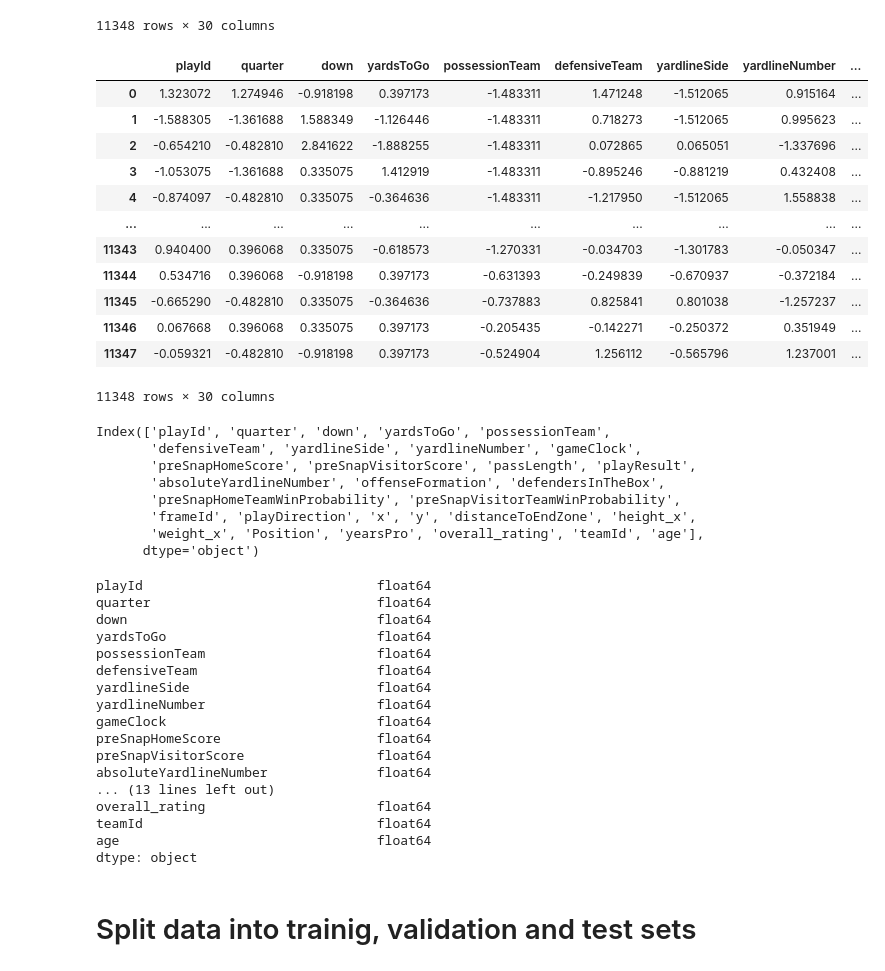
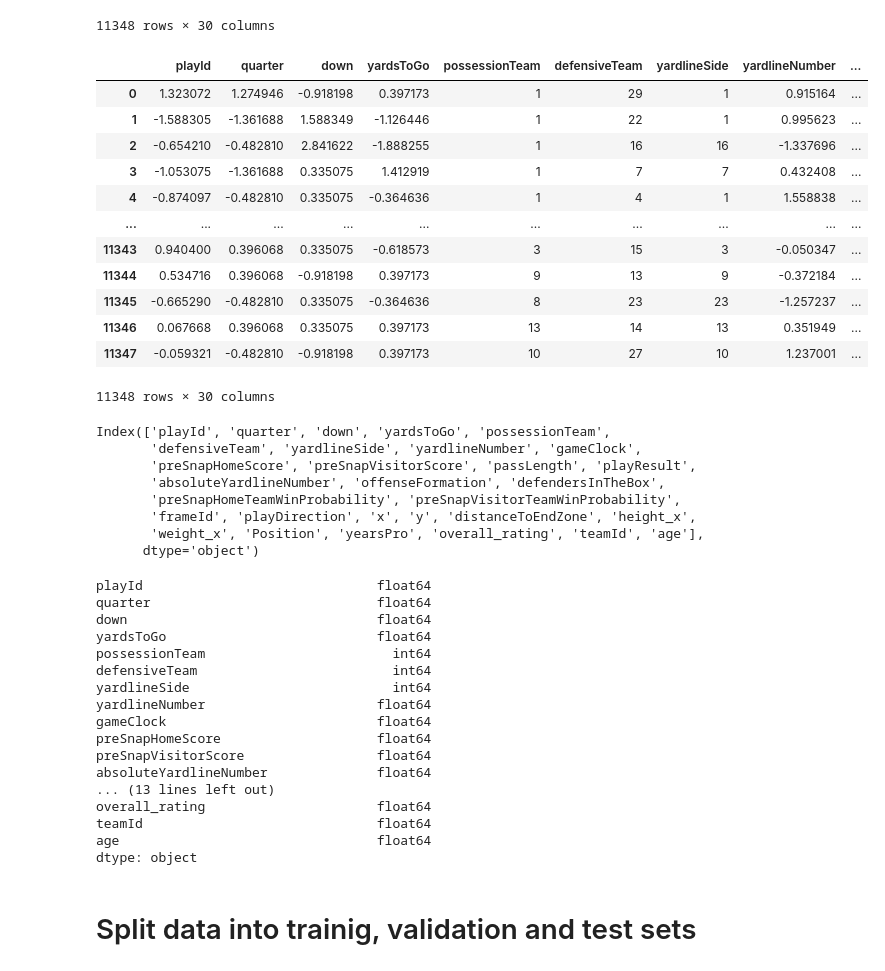
Before and after one commit to davidhong013/csci567_final_project, a Jupyter notebook: 567_Project_NN.ipynb, the cells around one changed output. Saved outputs shown, nothing was run; the diff lists cells and outputs as text; code cells hidden in the pictures.

```diff
--- a/567_Project_NN.ipynb
+++ b/567_Project_NN.ipynb
@@ -126,40 +111,40 @@ df
 # %%
 df['defendersInTheBox'] = df['defendersInTheBox'].fillna(df['defendersInTheBox'].mean())
 df['passLength'] = df['passLength'].fillna(df['defendersInTheBox'].mean())
 # Check if any row has at least one missing value
 # Check if any row has at least one missing value
 rows_with_missing_values = df.isnull().any(axis=1)
 sum(rows_with_missing_values)
 scaler = StandardScaler()
 
 # Fit the scaler to the data and transform the data
-categorical_features = ['possessionTeam', 'defensiveTeam', 'yardlineSide', 'offenseFormation', 'Position', 'playDirection']
+categorical_features = ['possessionTeam', 'defensiveTeam', 'yardlineSide', 'offenseFormation', 'Position']
 
 # List of columns to exclude from standardization (including target and any non-features)
-excluded_columns = ['playResult', 'passLength']
+excluded_columns = ['playResult', 'passLength'] + categorical_features
 
 # Creating the list of columns to standardize by excluding the specified columns
 columns_to_standardize = [col for col in df.columns if col not in excluded_columns]
 
 # Subset the DataFrame to include only the columns to standardize
 df_subset = df[columns_to_standardize]
 df_standardized = scaler.fit_transform(df_subset)
 df_subset = pd.DataFrame(df_standardized, columns=df_subset.columns)
 df[columns_to_standardize] = df_subset
 df
 # %% [output]
 |  | playId | quarter | down | yardsToGo | possessionTeam | defensiveTeam | yardlineSide | yardlineNumber | ... |
-| 0 | 1.323072 | 1.274946 | -0.918198 | 0.397173 | -1.483311 | 1.471248 | -1.512065 | 0.915164 | ... |
-| 1 | -1.588305 | -1.361688 | 1.588349 | -1.126446 | -1.483311 | 0.718273 | -1.512065 | 0.995623 | ... |
-| 2 | -0.654210 | -0.482810 | 2.841622 | -1.888255 | -1.483311 | 0.072865 | 0.065051 | -1.337696 | ... |
-| 3 | -1.053075 | -1.361688 | 0.335075 | 1.412919 | -1.483311 | -0.895246 | -0.881219 | 0.432408 | ... |
-| 4 | -0.874097 | -0.482810 | 0.335075 | -0.364636 | -1.483311 | -1.217950 | -1.512065 | 1.558838 | ... |
+| 0 | 1.323072 | 1.274946 | -0.918198 | 0.397173 | 1 | 29 | 1 | 0.915164 | ... |
+| 1 | -1.588305 | -1.361688 | 1.588349 | -1.126446 | 1 | 22 | 1 | 0.995623 | ... |
+| 2 | -0.654210 | -0.482810 | 2.841622 | -1.888255 | 1 | 16 | 16 | -1.337696 | ... |
+| 3 | -1.053075 | -1.361688 | 0.335075 | 1.412919 | 1 | 7 | 7 | 0.432408 | ... |
+| 4 | -0.874097 | -0.482810 | 0.335075 | -0.364636 | 1 | 4 | 1 | 1.558838 | ... |
 | ... | ... | ... | ... | ... | ... | ... | ... | ... | ... |
-| 11343 | 0.940400 | 0.396068 | 0.335075 | -0.618573 | -1.270331 | -0.034703 | -1.301783 | -0.050347 | ... |
-| 11344 | 0.534716 | 0.396068 | -0.918198 | 0.397173 | -0.631393 | -0.249839 | -0.670937 | -0.372184 | ... |
-| 11345 | -0.665290 | -0.482810 | 0.335075 | -0.364636 | -0.737883 | 0.825841 | 0.801038 | -1.257237 | ... |
-| 11346 | 0.067668 | 0.396068 | 0.335075 | 0.397173 | -0.205435 | -0.142271 | -0.250372 | 0.351949 | ... |
-| 11347 | -0.059321 | -0.482810 | -0.918198 | 0.397173 | -0.524904 | 1.256112 | -0.565796 | 1.237001 | ... |
+| 11343 | 0.940400 | 0.396068 | 0.335075 | -0.618573 | 3 | 15 | 3 | -0.050347 | ... |
+| 11344 | 0.534716 | 0.396068 | -0.918198 | 0.397173 | 9 | 13 | 9 | -0.372184 | ... |
+| 11345 | -0.665290 | -0.482810 | 0.335075 | -0.364636 | 8 | 23 | 23 | -1.257237 | ... |
+| 11346 | 0.067668 | 0.396068 | 0.335075 | 0.397173 | 13 | 14 | 13 | 0.351949 | ... |
+| 11347 | -0.059321 | -0.482810 | -0.918198 | 0.397173 | 10 | 27 | 10 | 1.237001 | ... |
 11348 rows × 30 columns
 # %%
 df.columns
@@ -198,9 +183,9 @@ playId                              float64
 quarter                             float64
 down                                float64
 yardsToGo                           float64
-possessionTeam                      float64
-defensiveTeam                       float64
-yardlineSide                        float64
+possessionTeam                        int64
+defensiveTeam                         int64
+yardlineSide                          int64
 yardlineNumber                      float64
 gameClock                           float64
 preSnapHomeScore                    float64
```
Also changed, not shown: parts of 10 cells of this notebook, 1 other file.
